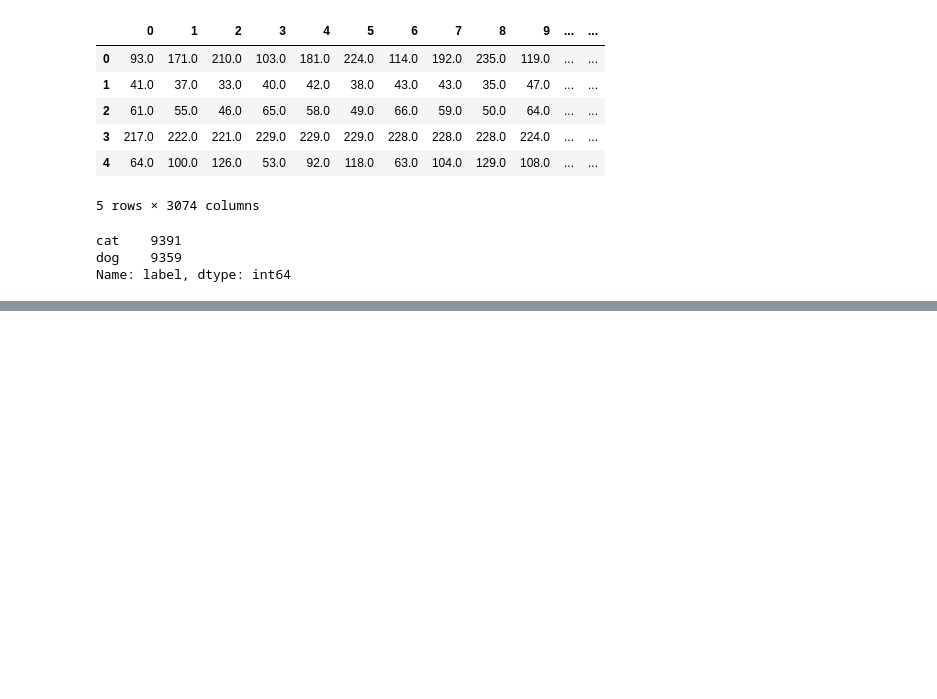
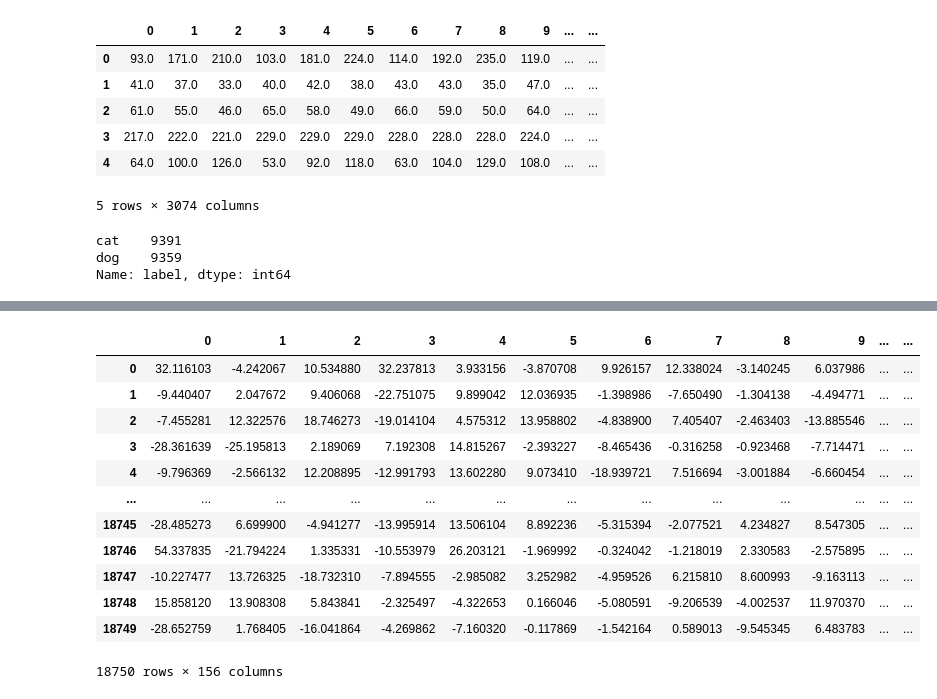
Before and after one commit to Matan-Shimon/Data-Visualization, a Jupyter notebook: Dogs vs Cats.ipynb, the cells around one changed output, grey strips where cells are left out. Saved outputs shown, nothing was run; the diff lists cells and outputs as text; code cells hidden in the pictures; blank space fills up the shorter version.

```diff
--- a/Dogs vs Cats.ipynb
+++ b/Dogs vs Cats.ipynb
@@ -176,0 +230,19 @@ total_explained
+# %%
+preprocessor = Pipeline(([('scaler',StandardScaler()), ('pca',PCA(n_components=0.85))]))
+x_train_processed = preprocessor.fit_transform(x_train)
+# %%
+pd.DataFrame(x_train_processed)
+# %% [output]
+|  | 0 | 1 | 2 | 3 | 4 | 5 | 6 | 7 | 8 | 9 | ... | ... |
+| 0 | 32.116103 | -4.242067 | 10.534880 | 32.237813 | 3.933156 | -3.870708 | 9.926157 | 12.338024 | -3.140245 | 6.037986 | ... | ... |
+| 1 | -9.440407 | 2.047672 | 9.406068 | -22.751075 | 9.899042 | 12.036935 | -1.398986 | -7.650490 | -1.304138 | -4.494771 | ... | ... |
+| 2 | -7.455281 | 12.322576 | 18.746273 | -19.014104 | 4.575312 | 13.958802 | -4.838900 | 7.405407 | -2.463403 | -13.885546 | ... | ... |
+| 3 | -28.361639 | -25.195813 | 2.189069 | 7.192308 | 14.815267 | -2.393227 | -8.465436 | -0.316258 | -0.923468 | -7.714471 | ... | ... |
+| 4 | -9.796369 | -2.566132 | 12.208895 | -12.991793 | 13.602280 | 9.073410 | -18.939721 | 7.516694 | -3.001884 | -6.660454 | ... | ... |
+| ... | ... | ... | ... | ... | ... | ... | ... | ... | ... | ... | ... | ... |
+| 18745 | -28.485273 | 6.699900 | -4.941277 | -13.995914 | 13.506104 | 8.892236 | -5.315394 | -2.077521 | 4.234827 | 8.547305 | ... | ... |
+| 18746 | 54.337835 | -21.794224 | 1.335331 | -10.553979 | 26.203121 | -1.969992 | -0.324042 | -1.218019 | 2.330583 | -2.575895 | ... | ... |
+| 18747 | -10.227477 | 13.726325 | -18.732310 | -7.894555 | -2.985082 | 3.252982 | -4.959526 | 6.215810 | 8.600993 | -9.163113 | ... | ... |
+| 18748 | 15.858120 | 13.908308 | 5.843841 | -2.325497 | -4.322653 | 0.166046 | -5.080591 | -9.206539 | -4.002537 | 11.970370 | ... | ... |
+| 18749 | -28.652759 | 1.768405 | -16.041864 | -4.269862 | -7.160320 | -0.117869 | -1.542164 | 0.589013 | -9.545345 | 6.483783 | ... | ... |
+18750 rows × 156 columns
```
Also changed, not shown: parts of 28 cells of this notebook.
